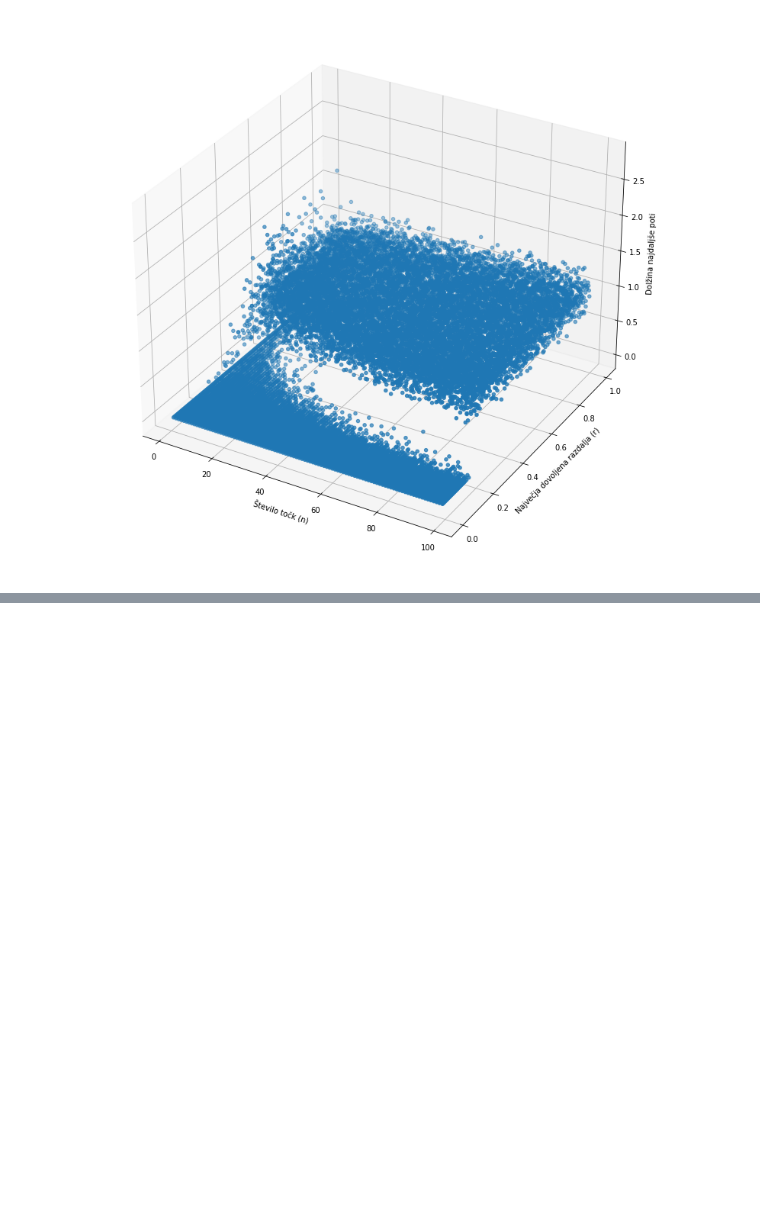
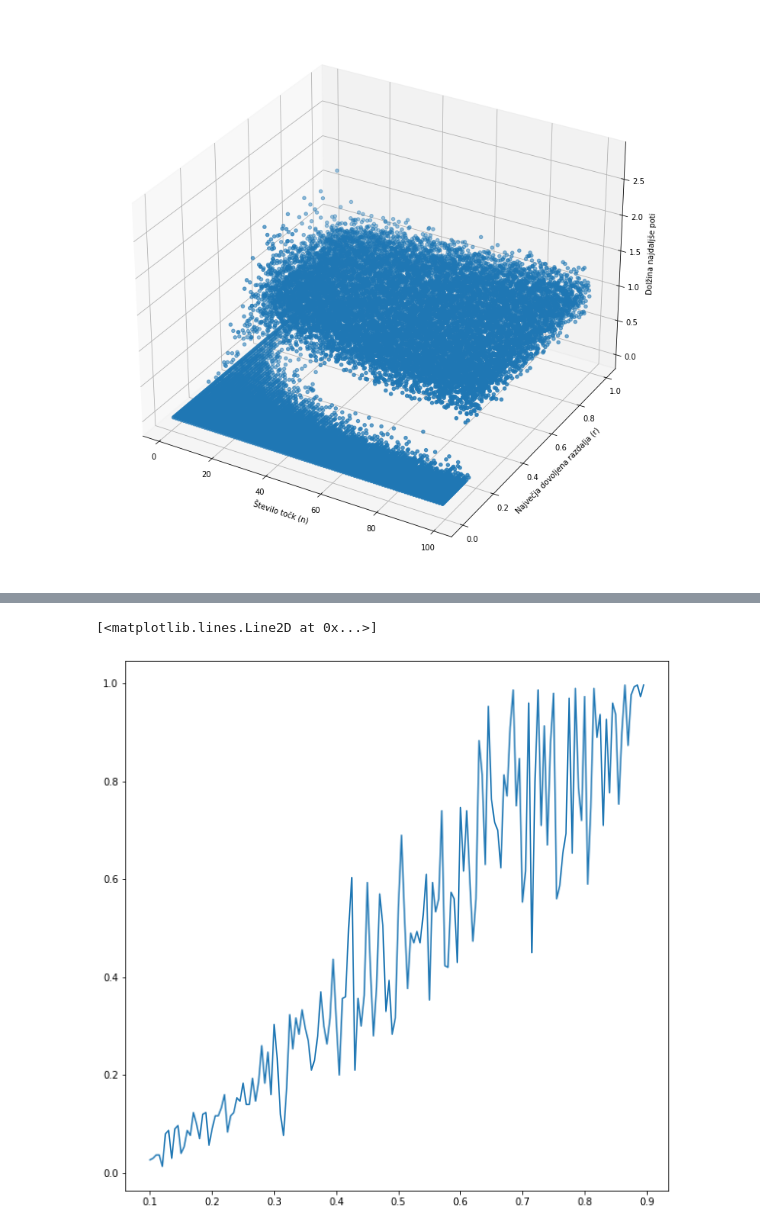
Before and after one commit to timkalan/poti-v-kvadratu, a Jupyter notebook: koda/izracuni.ipynb, the cells around one changed output, grey strips where cells are left out. Cells and saved outputs as stored; diff of their text form; code cells hidden in the pictures; blank space fills up the shorter version.

```diff
--- a/koda/izracuni.ipynb
+++ b/koda/izracuni.ipynb
@@ -484,0 +522,25 @@ Wall time: 2min 22s
+# %%
+def procent_povezanih_razdalja(st_tock, min_razdalja=0.1, max_razdalja=0.9, korak=0.005):
+    maxi = []
+    procenti = []
+
+    trenutna = min_razdalja
+    while trenutna <= max_razdalja:
+        a = Kvadrat(st_tock, trenutna)
+        maxi.append(trenutna)
+
+        opazovana = a.tocke[0]
+        povezane = a.bliznje().get(opazovana)
+
+        procenti.append(len(povezane) / len(a.tocke))
+
+        trenutna += korak
+
+    return maxi, procenti
+# %%
+maxi, procenti = procent_povezanih_razdalja(300, 0.1, 0.9)
+
+plt.plot(maxi, procenti)
+# %% [output]
+[<matplotlib.lines.Line2D at 0x...>]
+[figure, added]
```
Also changed, not shown: parts of 4 cells of this notebook.
